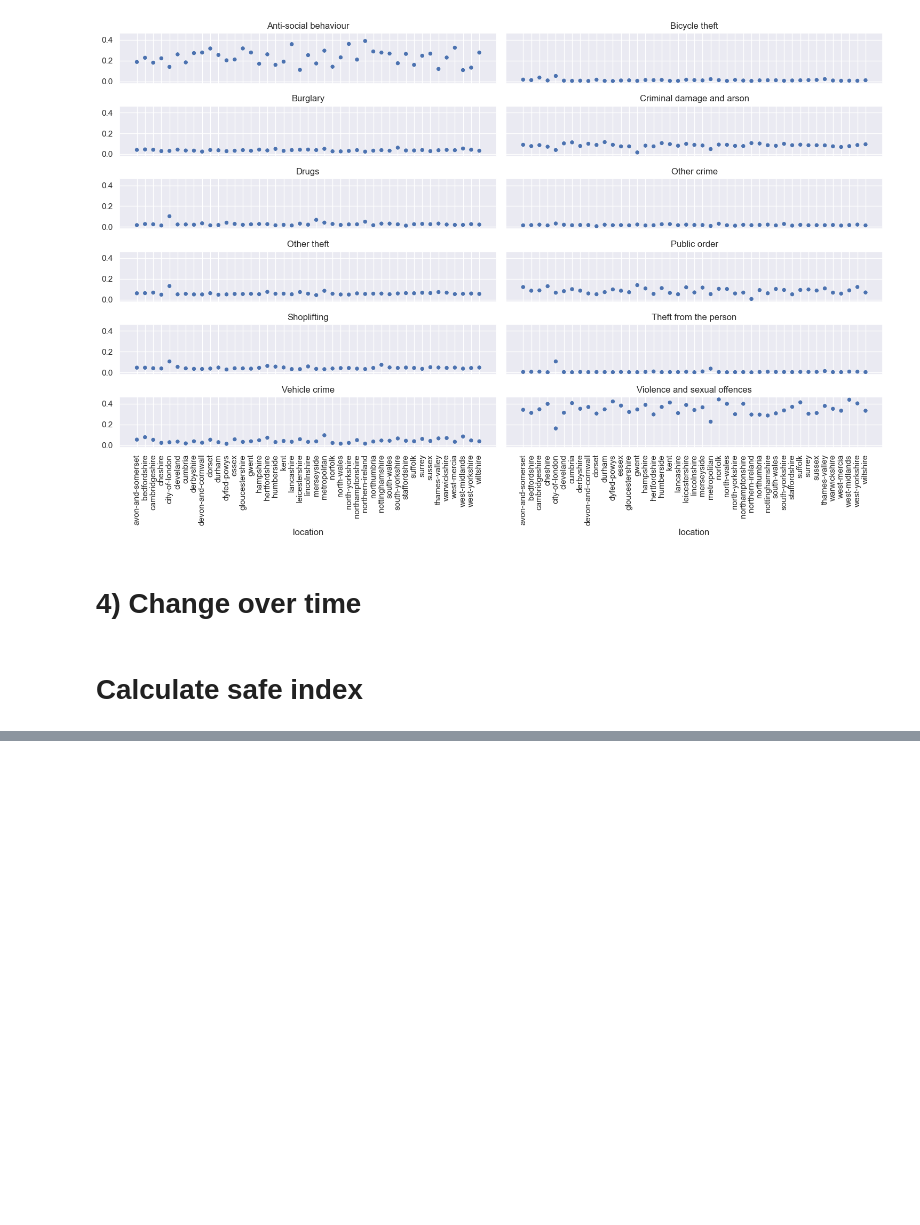
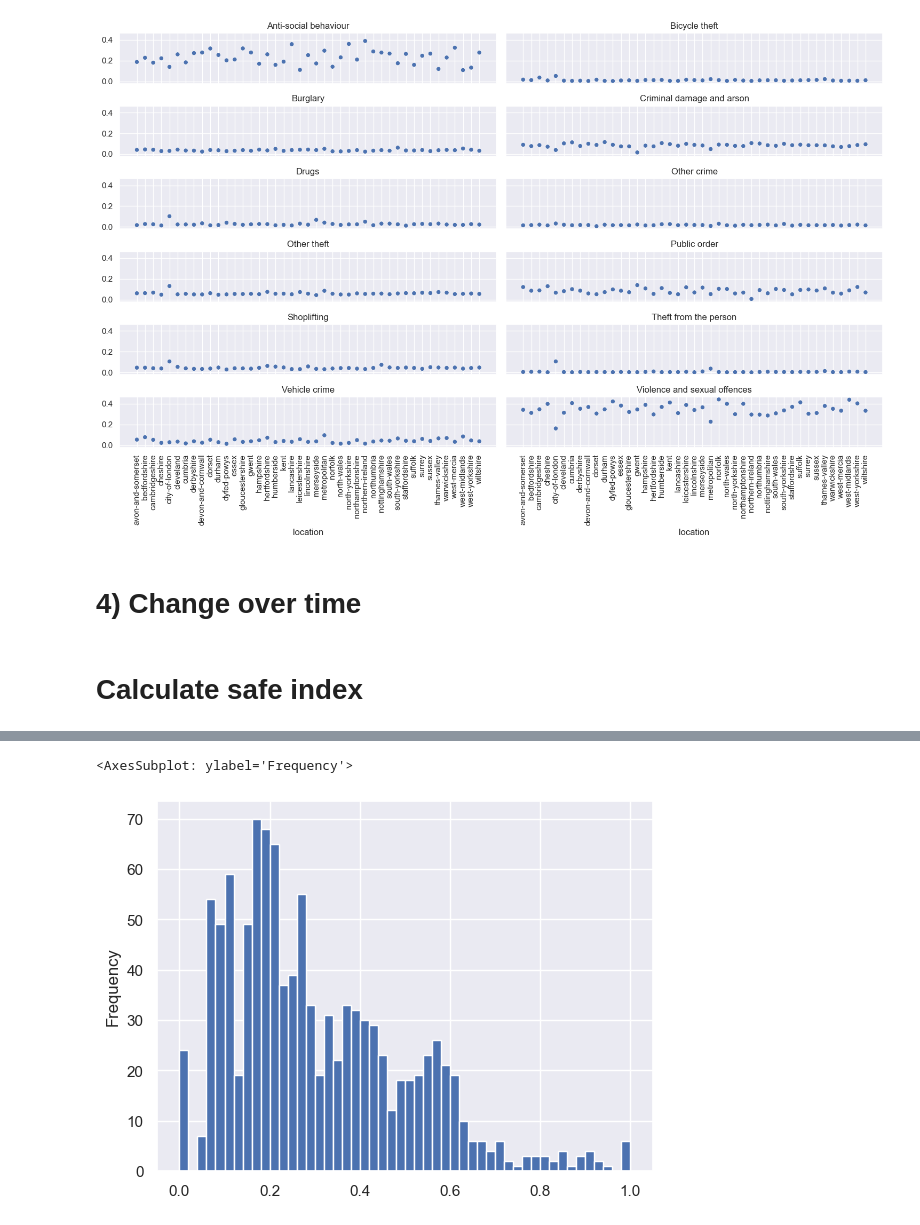
Before and after one commit to samsatp/crime-prediction-UK, a Jupyter notebook: EDA/EDA.ipynb, the cells around one changed output, grey strips where cells are left out. Drawn from its saved outputs; the diff is of its cells as text; code cells hidden in the pictures; blank space fills up the shorter version.

```diff
--- a/EDA/EDA.ipynb
+++ b/EDA/EDA.ipynb
@@ -246,3 +210 @@ array([[0.34140545],
-# %%
-df['safe_index_norm'] = x
 # %%
@@ -263,0 +212,5 @@ df.head()
+# %%
+df.safe_index.plot(kind='hist', bins=50)
+# %% [output]
+<AxesSubplot: ylabel='Frequency'>
+[figure, added]
```
Also changed, not shown: parts of 20 cells of this notebook, 1 other file.
